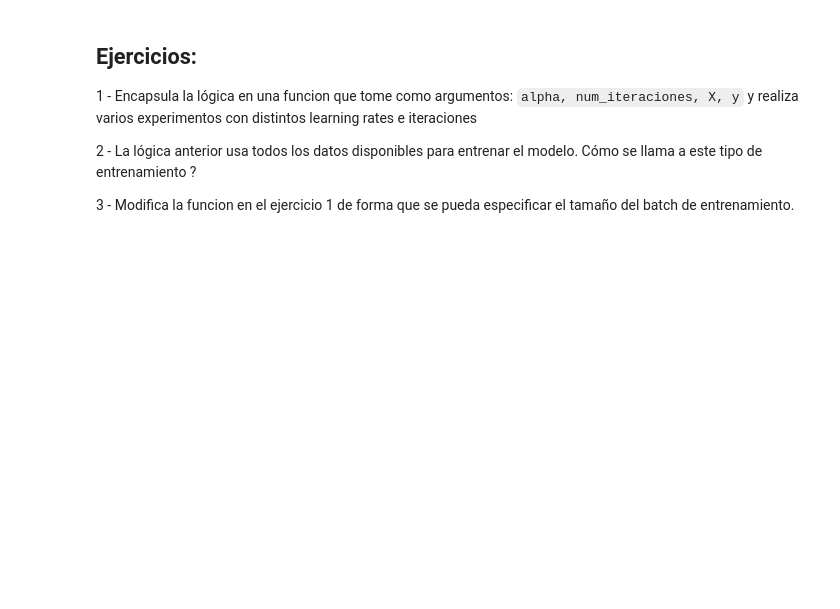
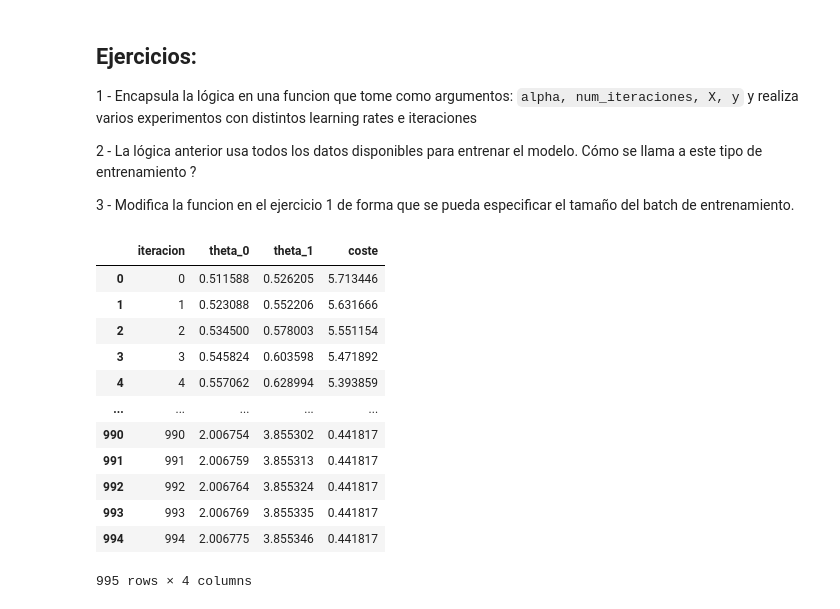
Before and after one commit to JanuszJSzturo/uib-aa-g1-material, a Jupyter notebook: W2 - Grad Desc and Intro to sklearn/1 - Descenso de gradiente.ipynb, the cells around one changed output. Cells and saved outputs as stored; diff of their text form; code cells hidden in the pictures; blank space fills up the shorter version.

```diff
--- a/W2 - Grad Desc and Intro to sklearn/1 - Descenso de gradiente.ipynb
+++ b/W2 - Grad Desc and Intro to sklearn/1 - Descenso de gradiente.ipynb
@@ -303,12 +322,11 @@ df_training_report[['iteracion', 'coste']].plot(kind='line', x='iteracion', y='c
 
 3 - Modifica la funcion en el ejercicio 1 de forma que se pueda especificar el tamaño del batch de entrenamiento.
 # %%
-##
-def train_batch_gd(alpha, num_iteraciones, X, y, batch_size):
+## Gradient descent without batch size
+def train_gd(alpha, num_iteraciones, X, y):
     ## Inicalizacion de parametros
     theta_0 = 0.5
     theta_1 = 0.5
-
     training_report = []
 
     for it in range(num_iteraciones):
@@ -333,3 +351,4 @@ def train_batch_gd(alpha, num_iteraciones, X, y, batch_size):
                         'coste': coste}
 
         training_report.append(tmp_report)
+    return pd.DataFrame(training_report)
@@ -335,0 +391,18 @@ def train_batch_gd(alpha, num_iteraciones, X, y, batch_size):
+# %%
+df = pd.DataFrame(train_gd(0.01,1000, X_1, y))
+# %%
+df.head(-5)
+# %% [output]
+|  | iteracion | theta_0 | theta_1 | coste |
+| 0 | 0 | 0.511588 | 0.526205 | 5.713446 |
+| 1 | 1 | 0.523088 | 0.552206 | 5.631666 |
+| 2 | 2 | 0.534500 | 0.578003 | 5.551154 |
+| 3 | 3 | 0.545824 | 0.603598 | 5.471892 |
+| 4 | 4 | 0.557062 | 0.628994 | 5.393859 |
+| ... | ... | ... | ... | ... |
+| 990 | 990 | 2.006754 | 3.855302 | 0.441817 |
+| 991 | 991 | 2.006759 | 3.855313 | 0.441817 |
+| 992 | 992 | 2.006764 | 3.855324 | 0.441817 |
+| 993 | 993 | 2.006769 | 3.855335 | 0.441817 |
+| 994 | 994 | 2.006775 | 3.855346 | 0.441817 |
+995 rows × 4 columns
```
Also changed, not shown: parts of 9 cells of this notebook.
